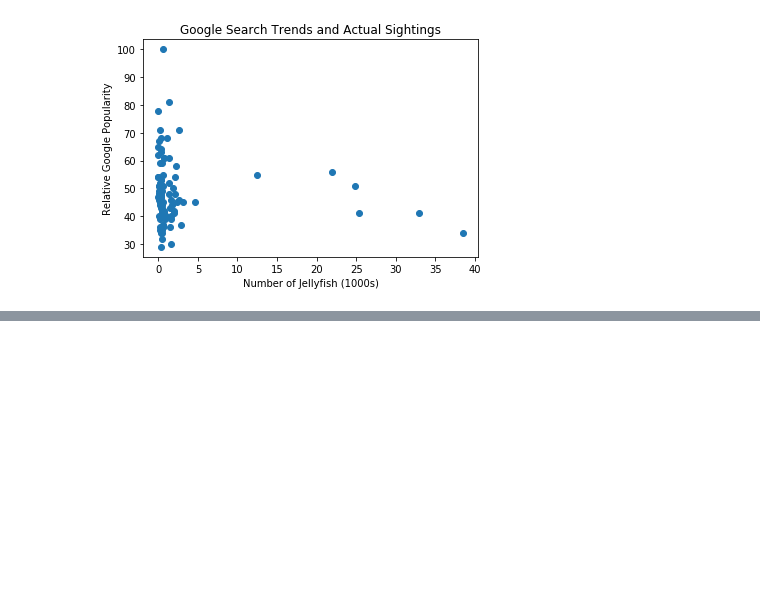
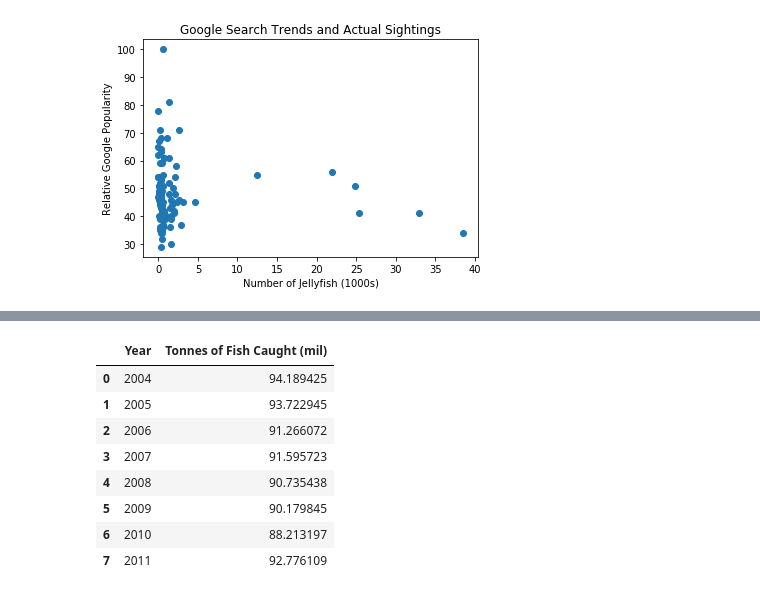
Before and after one commit to anniid/project_1, a Jupyter notebook: google search impact.ipynb, the cells around one changed output, grey strips where cells are left out. Drawn from its saved outputs; the diff is of its cells as text; code cells hidden in the pictures; blank space fills up the shorter version.

```diff
--- a/google search impact.ipynb
+++ b/google search impact.ipynb
@@ -94,0 +113,12 @@ plt.show()
+# %%
+fishing_activity
+# %% [output]
+|  | Year | Tonnes of Fish Caught (mil) |
+| 0 | 2004 | 94.189425 |
+| 1 | 2005 | 93.722945 |
+| 2 | 2006 | 91.266072 |
+| 3 | 2007 | 91.595723 |
+| 4 | 2008 | 90.735438 |
+| 5 | 2009 | 90.179845 |
+| 6 | 2010 | 88.213197 |
+| 7 | 2011 | 92.776109 |
```
Also changed, not shown: parts of 8 cells of this notebook, 5 other files.
